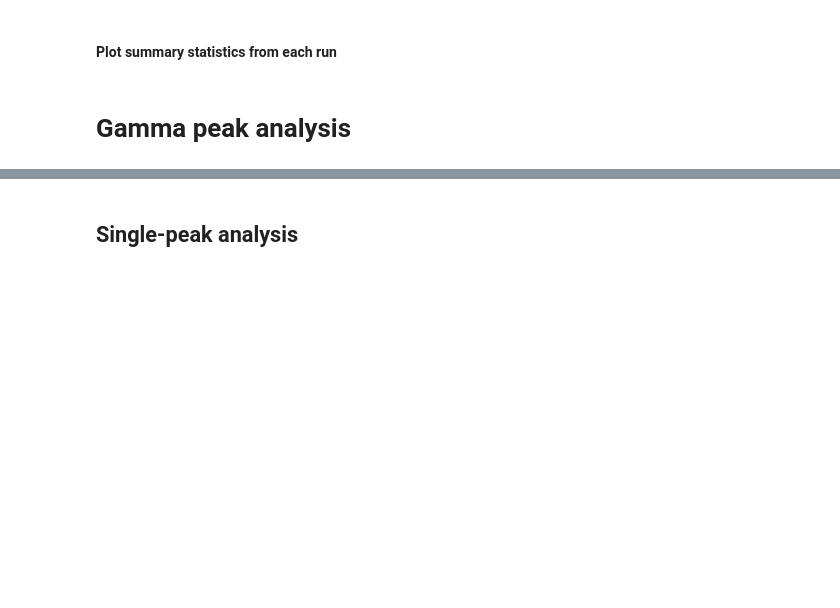
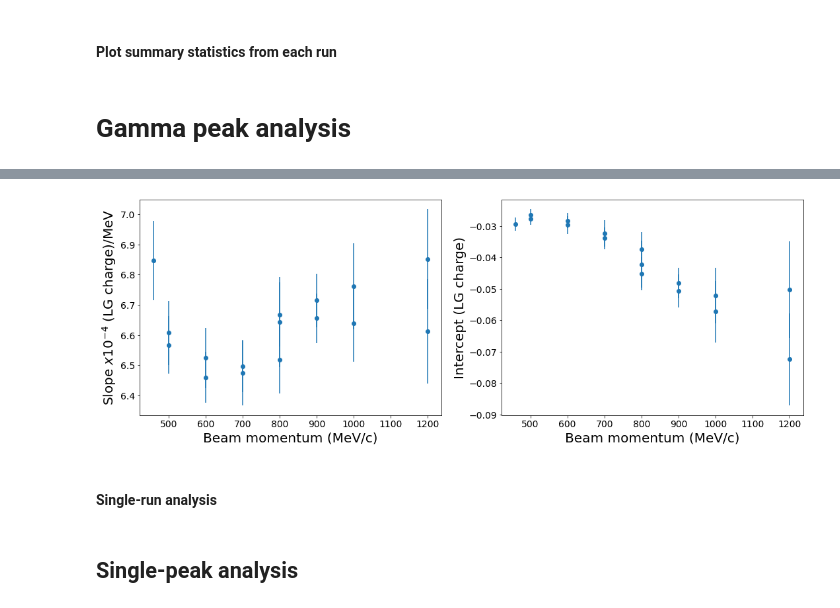
Before and after one commit to jerenner/T9BeamTestAna, a Jupyter notebook: python/new_analysis/hodoscope/hodoscope_analysis.ipynb, the cells around one changed output, grey strips where cells are left out. Saved outputs shown, nothing was run; the diff lists cells and outputs as text; code cells hidden in the pictures; blank space fills up the shorter version.

```diff
--- a/python/new_analysis/hodoscope/hodoscope_analysis.ipynb
+++ b/python/new_analysis/hodoscope/hodoscope_analysis.ipynb
@@ -135,3 +113,6 @@ df_dict['HD1'].head(10)
+# %%
+runs = [731, 732, 733, 734, 735, 736, 737, 738, 753, 754, 755, 756, 760, 763, 764, 765]
+rmomenta = [460, 500, 600, 700, 800, 900, 1000, 1200, 500, 600, 700, 800, 1000, 900, 1200, 800]
 # %%
 # Timing and charge ranges for filters.
 pb_timing_range = (45, 75)
@@ -240,0 +164,21 @@ hd.gamma_peak_plot(final_df, rnum, pbeam, nbins=80, range=[0,0.8])
+# %%
+mvals, merr = [], []
+bvals, berr = [], []
+for rnum, pbeam in zip(runs, rmomenta):
+
+    print("Processing run",rnum,"...")
+    df_dict = hd.read_dataframes_from_csv("/Users/jrenner/temp/hk/beamtest/ntuple_dataframes/run000{}".format(rnum))
+    final_df = hd.timing_analysis(df_dict, pb_timing_range, tof0_timing_range, tof0_charge_range,
+                    tof1_timing_range, tof1_charge_range, t2_timing_range, t2_charge_range,
+                    act0_timing_range, act0_charge_range, act1_timing_range, act1_charge_range,
+                    act3_timing_range, hd_timing_ranges, hd_charge_ranges)
+
+    mconv, mconv_err, bconv, bconv_err = hd.gamma_peak_plot(final_df, rnum, pbeam, base_dir='plt/gamma_peaks', nbins=80, range=[0,0.8])
+    mvals.append(mconv)
+    merr.append(mconv_err)
+    bvals.append(bconv)
+    berr.append(bconv_err)
+mvals = np.array(mvals)
+merr = np.array(merr)
+bvals = np.array(bvals)
+berr = np.array(berr)
@@ -240,0 +223,20 @@ hd.gamma_peak_plot(final_df, rnum, pbeam, nbins=80, range=[0,0.8])
+# %%
+# Plot the slope and intercept of the calibration curve vs. momentum
+fig, axes = plt.subplots(1, 2, figsize=(18, 6))
+flat_axes = axes.ravel()
+
+flat_axes[0].errorbar(rmomenta,mvals*10000,yerr=merr*10000,fmt='o')
+flat_axes[0].set_xlabel('Beam momentum (MeV/c)',fontsize=20)
+flat_axes[0].set_ylabel('Slope $x 10^{-4}$ (LG charge)/MeV',fontsize=20)
+flat_axes[0].tick_params(axis="x", labelsize=14)
+flat_axes[0].tick_params(axis="y", labelsize=14)
+
+flat_axes[1].errorbar(rmomenta,bvals,yerr=berr,fmt='o')
+flat_axes[1].set_xlabel('Beam momentum (MeV/c)',fontsize=20)
+flat_axes[1].set_ylabel('Intercept (LG charge)',fontsize=20)
+flat_axes[1].tick_params(axis="x", labelsize=14)
+flat_axes[1].tick_params(axis="y", labelsize=14)
+# %% [output]
+[figure, added]
+# %% [markdown]
+#### Single-run analysis
```
Also changed, not shown: parts of 10 cells of this notebook, 2 other files.
